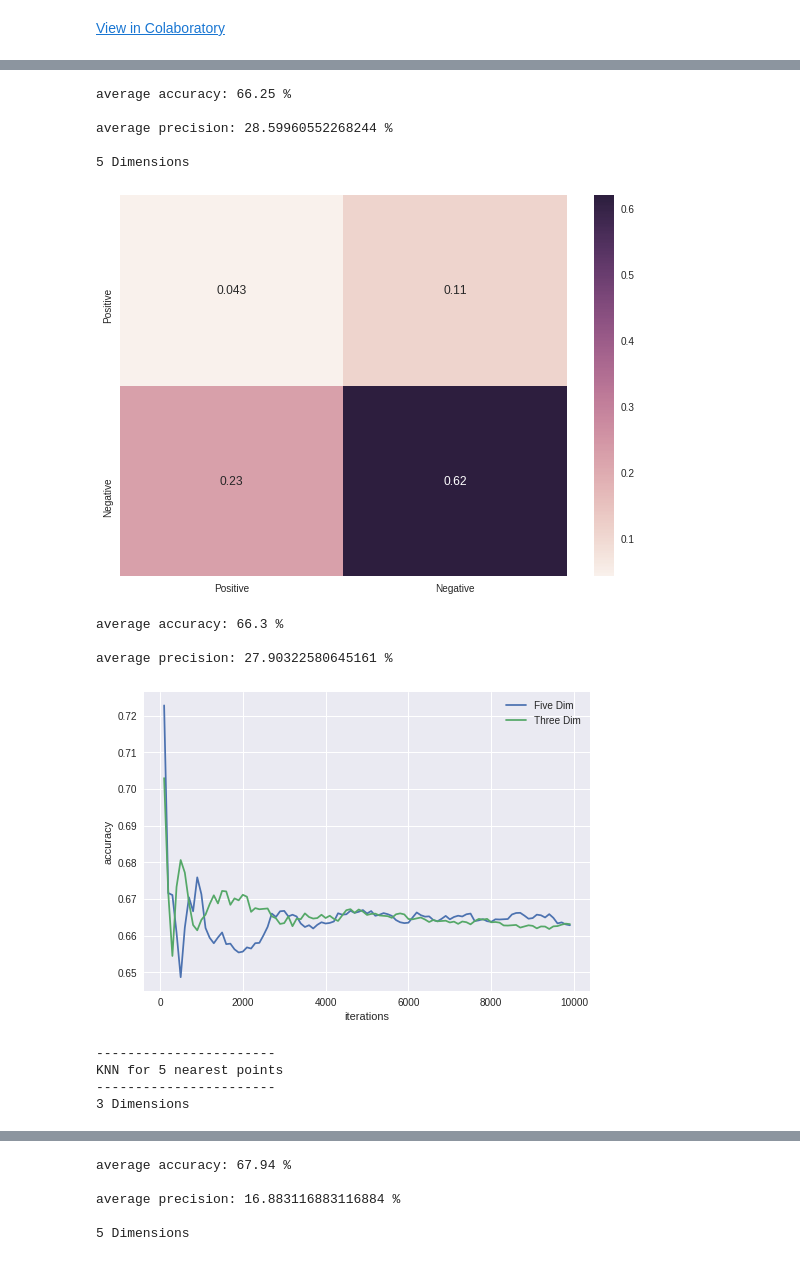
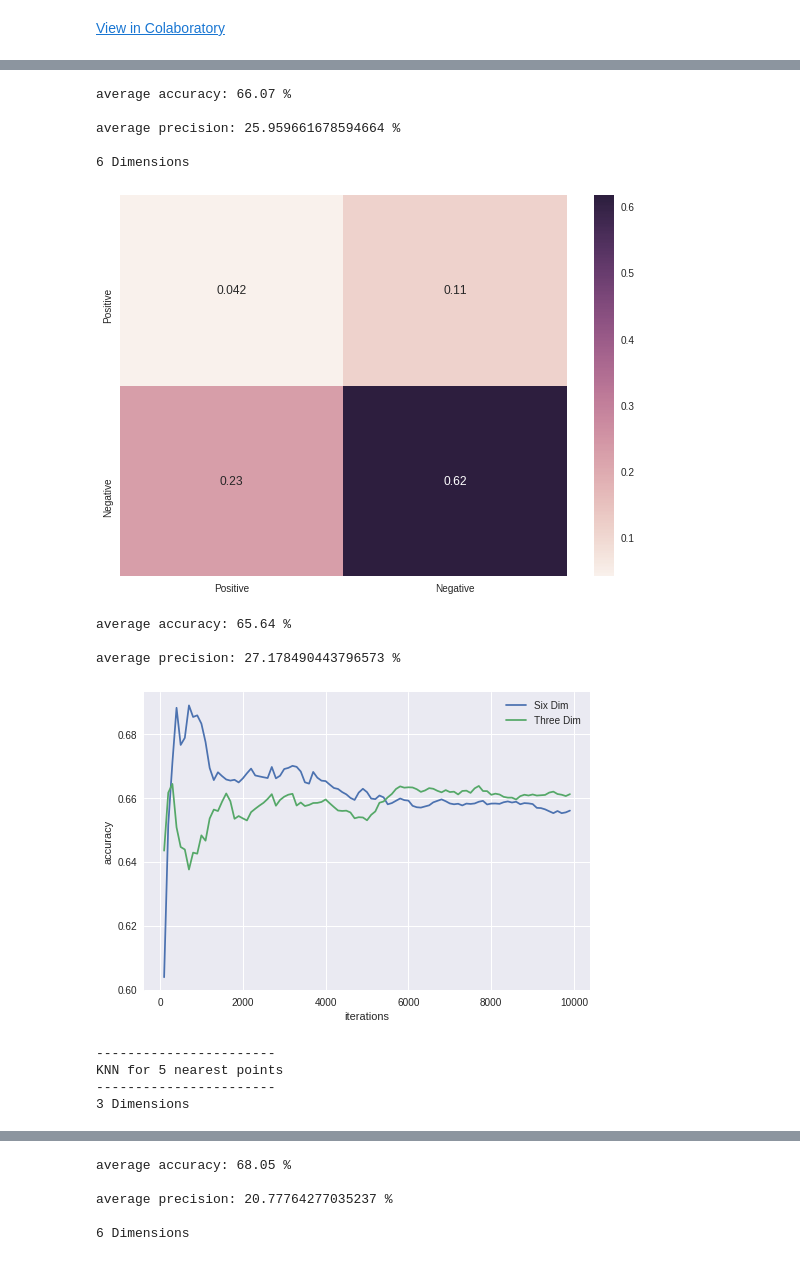
Before and after one commit to jgrandinetti/AI, a Jupyter notebook: SBRT.ipynb, the cells around one changed output, grey strips where cells are left out. Cells and saved outputs as stored; diff of their text form; code cells hidden in the pictures.

```diff
--- a/SBRT.ipynb
+++ b/SBRT.ipynb
@@ -18,6 +24,6 @@ drive.mount('/content/drive')
 # %%
 model = k.models.Sequential()
-model.add(k.layers.Dense(64, activation='relu', input_shape=(15,)))
+model.add(k.layers.Dense(64, activation='relu', input_shape=(16,)))
 model.add(k.layers.Dense(32, activation='relu'))
 model.add(k.layers.Dense(8, activation='relu'))
 model.add(k.layers.Dense(1, activation='sigmoid'))
@@ -25,10 +31,6 @@ model.add(k.layers.Dense(1, activation='sigmoid'))
 model.compile(optimizer=k.optimizers.RMSprop(lr=0.001), loss='binary_crossentropy', metrics=['accuracy'])
 # %%
 # Keras NN Model
-
-df = pd.read_excel('drive/My Drive/Colab_Notebooks/Lung-SBRT-Data.xlsx')
-df = df.values
-
 #np.random.seed(12)
 
 acc = []
@@ -52,6 +54,7 @@ for it in range(its):
 
   # Training
   tumor_outcome_tr = [] # column 18
+  age_tr = []
   tumor_size_tr = [] # 5
   hist_tr = []
   loc_tr = []
@@ -71,6 +74,7 @@ for it in range(its):
 
   # Testing
   tumor_outcome_te = [] # column 18
+  age_te = []
   tumor_size_te = []
   hist_te = []
   loc_te = []
@@ -93,6 +97,7 @@ for it in range(its):
 
   for yy in range(0,training_size):
       x = arr[yy]
+      age_tr.append(df[x][0])
       tumor_outcome_tr.append(df[x][18])
       tumor_size_tr.append(df[x][5])
       hist_tr.append(df[x][6])
@@ -111,6 +116,7 @@ for it in range(its):
 
   for xx in range(training_size, var_len):
       y = arr[xx]
+      age_te.append(df[x][0])
       tumor_outcome_te.append(df[y][18])
       tumor_size_te.append(df[y][5])
       hist_te.append(df[y][6])
@@ -128,6 +134,7 @@ for it in range(its):
       ASA_te.append(df[x][17])
 
   X_train = np.stack((np.array(tumor_size_tr),
+                      np.array(age_tr),
                       np.array(hist_tr),
                       np.array(loc_tr),
                       np.array(stage_tr),
@@ -147,6 +154,7 @@ for it in range(its):
 
 
   X_test = np.stack((np.array(tumor_size_te),
+                     np.array(age_te),
                      np.array(hist_te),
                      np.array(loc_te),
                      np.array(stage_te),
@@ -196,6 +198,9 @@ its1 = 10000
 its2 = 10000
 size = 81
 #num_points = 5
+
+lower = 0.05 # lower testing split
+upper = 0.4 # upper testing split
 
 for num_points in range(3,6,2): # Will run for 3 closest points and then again for 5
 
@@ -218,7 +223,7 @@ for num_points in range(3,6,2): # Will run for 3 closest points and then again f
 
   for it in (range(its2)):
 
-      testing_split = np.random.uniform(0.1, 0.25)
+      testing_split = np.random.uniform(lower, upper)
 
       training_size = int(size*(1-testing_split))
       testing_size = int(size*testing_split)
@@ -377,6 +382,9 @@ for num_points in range(3,6,2): # Will run for 3 closest points and then again f
   plt.xlabel('Predicted')
   plt.ylabel('Actual')
   sns.heatmap(df_cm, annot=True)
+#   filename = ('conf_plot_3_'+str(num_points).zfill(1)+'.png')
+#   plt.savefig(filename)
+#   files.download(filename)
   plt.show()
 
   prec1 = np.average(true_positive / (false_positive + true_positive))
@@ -397,11 +405,11 @@ for num_points in range(3,6,2): # Will run for 3 closest points and then again f
   its_count2 = []
   running_avg2 = []
 
-  print('5 Dimensions')
+  print('6 Dimensions')
 
   for it in (range(its2)):
 
-      testing_split = np.random.uniform(0.1, 0.15)
+      testing_split = np.random.uniform(lower, upper)
 
       training_size = int(size*(1-testing_split))
       testing_size = int(size*testing_split)
@@ -559,51 +567,57 @@ for num_points in range(3,6,2): # Will run for 3 closest points and then again f
   plt.xlabel('Predicted')
   plt.ylabel('Actual')
   sns.heatmap(df_cm, annot=True)
+#   filename2 = ('conf_plot_5_'+str(num_points).zfill(1)+'.png')
+#   plt.savefig(filename2)
+#   files.download(filename2)
   plt.show()
 
   prec2 = np.average(true_positive / (false_positive + true_positive))
   prec2 *= 100
 
   acc2 = np.average(acc2)
   acc2 = acc2 * 100
   print()
   print("average accuracy:", acc2, "%")
   print()
   print('average precision:', prec2, '%')
   print()
 
   del its_count2[0]
   del running_avg2[0]
-  plt.plot(its_count2, running_avg2, label='Five Dim')
+  plt.plot(its_count2, running_avg2, label='Six Dim')
   plt.plot(its_count1, running_avg1, label='Three Dim')
   plt.xlabel('iterations')
   plt.ylabel('accuracy')
   plt.legend(loc='best')
+#   filename3 = ('accuracy_plot_'+str(num_points).zfill(1)+'.png')
+#   plt.savefig(filename3)
+#   files.download(filename3)
   plt.show()
 # %% [output]
 -----------------------
 KNN for 3 nearest points
 -----------------------
 3 Dimensions
 [figure]
-average accuracy: 66.25 %
+average accuracy: 66.07 %
 
-average precision: 28.59960552268244 %
+average precision: 25.959661678594664 %
 
-5 Dimensions
+6 Dimensions
 [figure]
-average accuracy: 66.3 %
+average accuracy: 65.64 %
 
-average precision: 27.90322580645161 %
+average precision: 27.178490443796573 %
-[figure, old version]
+[figure, new version]
 -----------------------
 KNN for 5 nearest points
 -----------------------
 3 Dimensions
 [figure]
-average accuracy: 67.94 %
+average accuracy: 68.05 %
 
-average precision: 16.883116883116884 %
+average precision: 20.77764277035237 %
 
-5 Dimensions
+6 Dimensions
 [figure]
```
Also changed, not shown: parts of 4 cells of this notebook.
